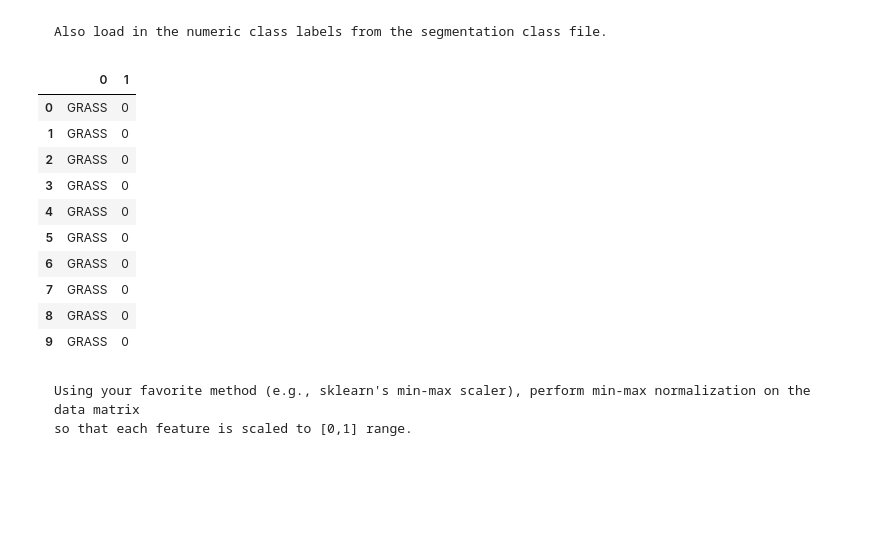
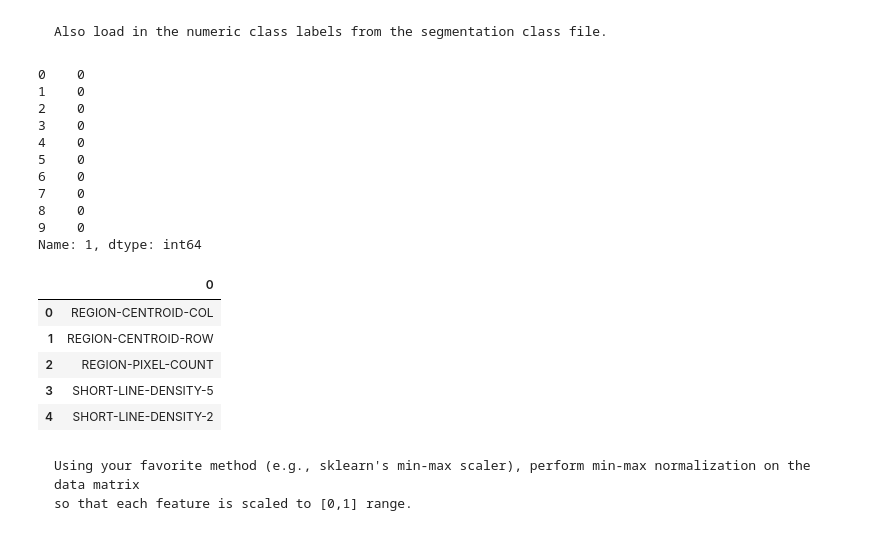
Before and after one commit to claytoncohn/DSC478, a Jupyter notebook: Jupyter/Assignment4.ipynb, the cells around one changed output. Drawn from its saved outputs; the diff is of its cells as text; code cells hidden in the pictures; blank space fills up the shorter version.

```diff
--- a/Jupyter/Assignment4.ipynb
+++ b/Jupyter/Assignment4.ipynb
@@ -51,20 +51,30 @@ X.head(10)
 # %% [markdown]
     Also load in the numeric class labels from the segmentation class file.
 # %%
-y = pd.read_csv(DATA_PATH + "segmentation_classes.txt", header=None, sep="\t")
+y = pd.read_csv(DATA_PATH + "segmentation_classes.txt", header=None, sep="\t").iloc[:, 1]
 y.head(10)
 # %% [output]
-|  | 0 | 1 |
-| 0 | GRASS | 0 |
-| 1 | GRASS | 0 |
-| 2 | GRASS | 0 |
-| 3 | GRASS | 0 |
-| 4 | GRASS | 0 |
-| 5 | GRASS | 0 |
-| 6 | GRASS | 0 |
-| 7 | GRASS | 0 |
-| 8 | GRASS | 0 |
-| 9 | GRASS | 0 |
+0    0
+1    0
+2    0
+3    0
+4    0
+5    0
+6    0
+7    0
+8    0
+9    0
+Name: 1, dtype: int64
+# %%
+features = pd.read_csv(DATA_PATH + "segmentation_names.txt", header=None, sep="\t")
+features.head()
+# %% [output]
+|  | 0 |
+| 0 | REGION-CENTROID-COL |
+| 1 | REGION-CENTROID-ROW |
+| 2 | REGION-PIXEL-COUNT |
+| 3 | SHORT-LINE-DENSITY-5 |
+| 4 | SHORT-LINE-DENSITY-2 |
 # %% [markdown]
     Using your favorite method (e.g., sklearn's min-max scaler), perform min-max normalization on the data matrix
     so that each feature is scaled to [0,1] range.
```
Also changed, not shown: parts of 13 cells of this notebook, 1 other file.
